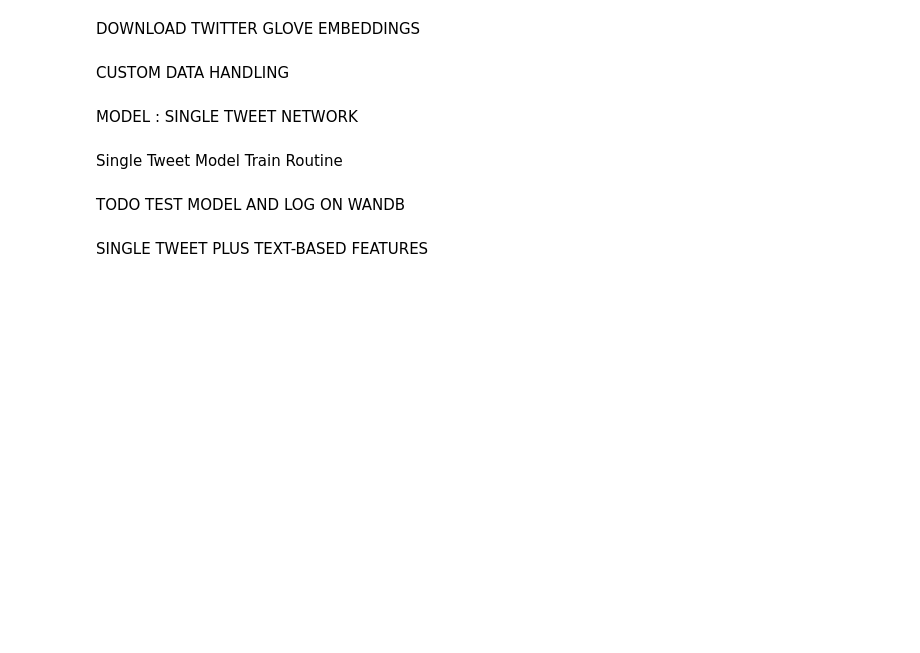
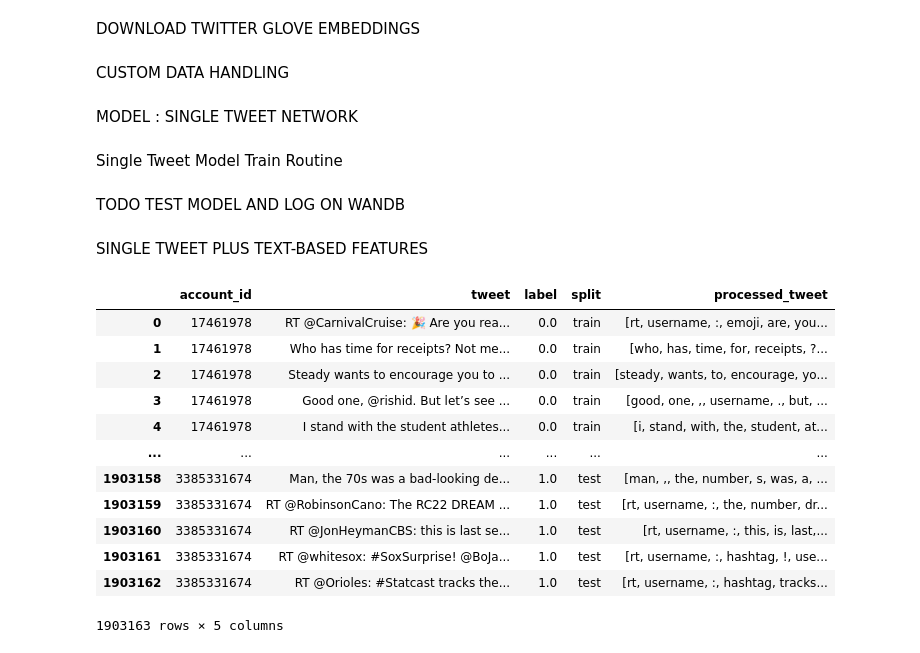
Before and after one commit to riccardodm97/twebot, a Jupyter notebook: temp/forest.ipynb, the cells around one changed output. Cells and saved outputs as stored; diff of their text form; code cells hidden in the pictures; blank space fills up the shorter version.

Commit message:
tweetAndMetadata task£

```diff
--- a/temp/forest.ipynb
+++ b/temp/forest.ipynb
@@ -695,6 +698,22 @@ df['emoticon_c'] = df['processed_tweet'].apply(emoticon_count)
 df['len_tweet'] = df['processed_tweet'].apply(len)
 df['stopwords_c'] = df['processed_tweet'].apply(stopwords_count)
 df['punct_c'] = df['processed_tweet'].apply(punct_count)
+# %%
+tweets_df
+# %% [output]
+|  | account_id | tweet | label | split | processed_tweet |
+| 0 | 17461978 | RT @CarnivalCruise: 🎉 Are you rea... | 0.0 | train | [rt, username, :, emoji, are, you... |
+| 1 | 17461978 | Who has time for receipts? Not me... | 0.0 | train | [who, has, time, for, receipts, ?... |
+| 2 | 17461978 | Steady wants to encourage you to ... | 0.0 | train | [steady, wants, to, encourage, yo... |
+| 3 | 17461978 | Good one, @rishid. But let’s see ... | 0.0 | train | [good, one, ,, username, ., but, ... |
+| 4 | 17461978 | I stand with the student athletes... | 0.0 | train | [i, stand, with, the, student, at... |
+| ... | ... | ... | ... | ... | ... |
+| 1903158 | 3385331674 | Man, the 70s was a bad-looking de... | 1.0 | test | [man, ,, the, number, s, was, a, ... |
+| 1903159 | 3385331674 | RT @RobinsonCano: The RC22 DREAM ... | 1.0 | test | [rt, username, :, the, number, dr... |
+| 1903160 | 3385331674 | RT @JonHeymanCBS: this is last se... | 1.0 | test | [rt, username, :, this, is, last,... |
+| 1903161 | 3385331674 | RT @whitesox: #SoxSurprise! @BoJa... | 1.0 | test | [rt, username, :, hashtag, !, use... |
+| 1903162 | 3385331674 | RT @Orioles: #Statcast tracks the... | 1.0 | test | [rt, username, :, hashtag, tracks... |
+1903163 rows × 5 columns
 # %%
 from scipy.stats import zscore
 column_names = ['url_c','tag_c','hashtag_c','cashtag_c','money_c','email_c','number_c','emoji_c','emoticon_c','len_tweet','stopwords_c','punct_c']
```
Also changed, not shown: parts of 1 cell of this notebook, 4 other files.
